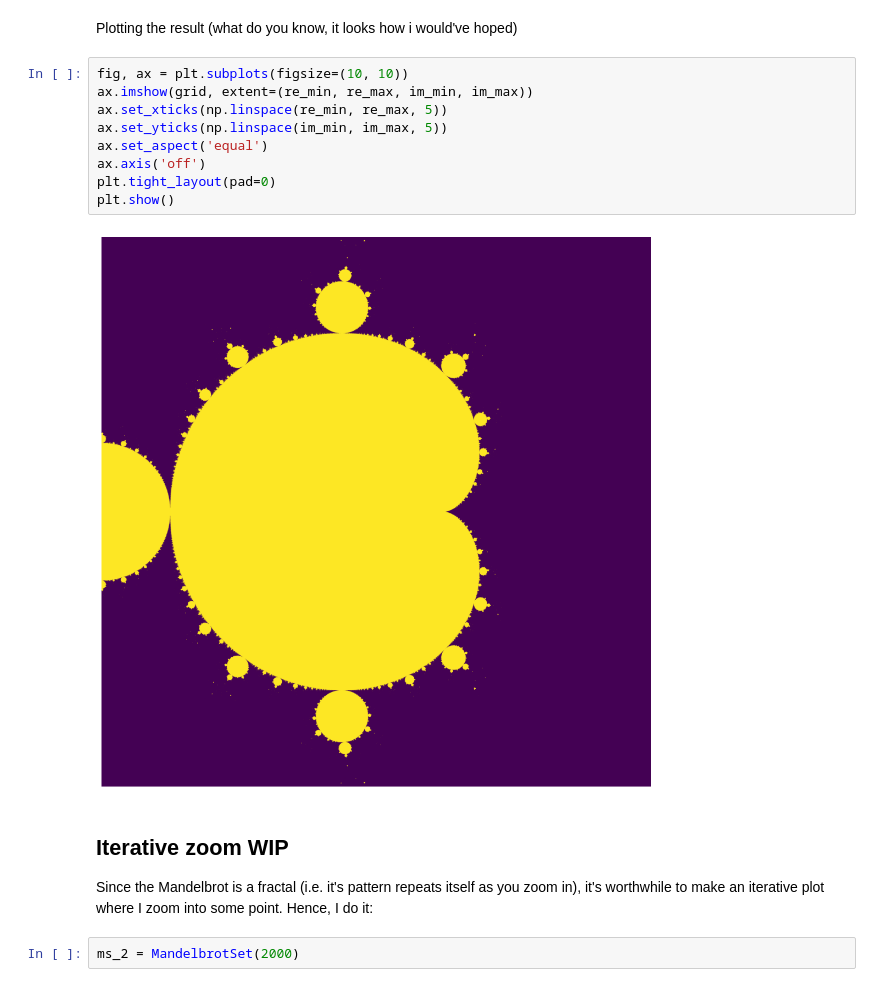
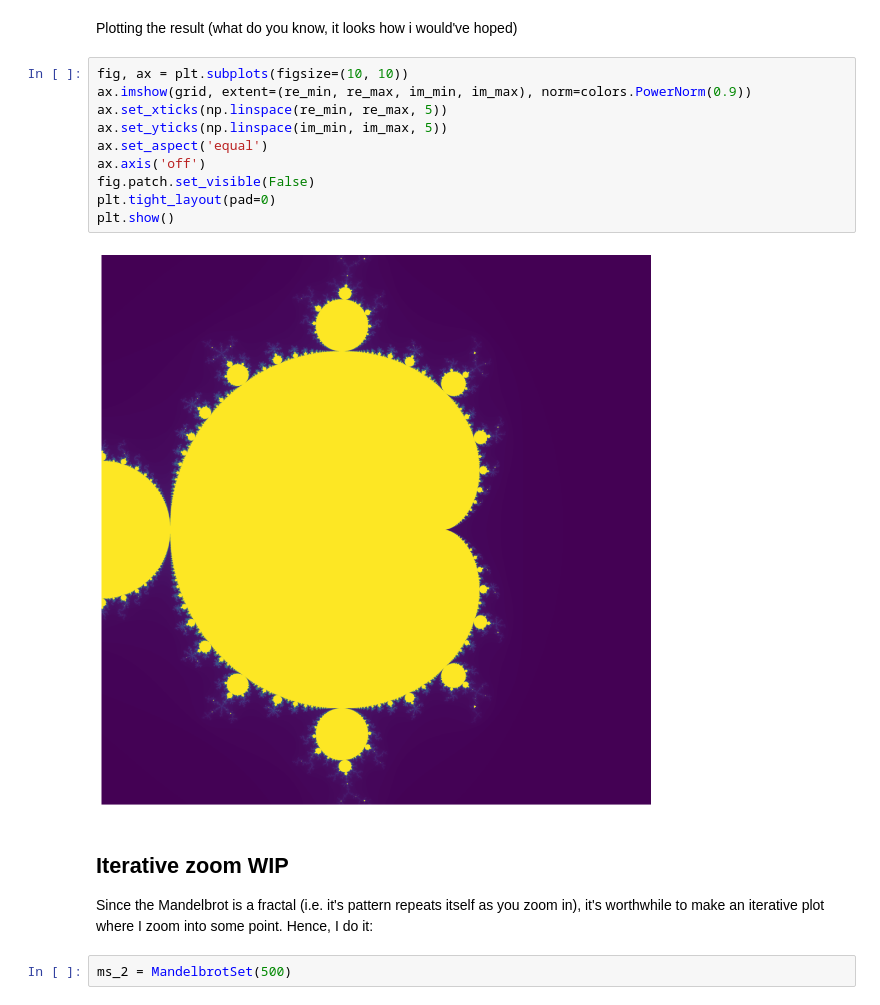
Before and after one commit to magnushelliesen/mandelbrot-set-calculator, a Jupyter notebook: notebooks/test_mandelbrot_calculator.ipynb, the cells around one changed output. Cells and saved outputs as stored; diff of their text form.

```diff
--- a/notebooks/test_mandelbrot_calculator.ipynb
+++ b/notebooks/test_mandelbrot_calculator.ipynb
@@ -30,21 +31,22 @@ grid = ms_1.make_grid(re_min, re_max, im_min, im_max, 500)
 Plotting the result (what do you know, it looks how i would've hoped)
 # %%
 fig, ax = plt.subplots(figsize=(10, 10))
-ax.imshow(grid, extent=(re_min, re_max, im_min, im_max))
+ax.imshow(grid, extent=(re_min, re_max, im_min, im_max), norm=colors.PowerNorm(0.9))
 ax.set_xticks(np.linspace(re_min, re_max, 5))
 ax.set_yticks(np.linspace(im_min, im_max, 5))
 ax.set_aspect('equal')
 ax.axis('off')
+fig.patch.set_visible(False)
 plt.tight_layout(pad=0)
 plt.show()
 # %% [output]
-[figure, old version]
+[figure, new version]
 # %% [markdown]
 ## Iterative zoom WIP
 
 Since the Mandelbrot is a fractal (i.e. it's pattern repeats itself as you zoom in), it's worthwhile to make an iterative plot where I zoom into some point. Hence, I do it:
 # %%
-ms_2 = MandelbrotSet(2000)
+ms_2 = MandelbrotSet(500)
 # %%
 @dataclass
 class Range:
```
Also changed, not shown: parts of 4 cells of this notebook, 2 other files.
